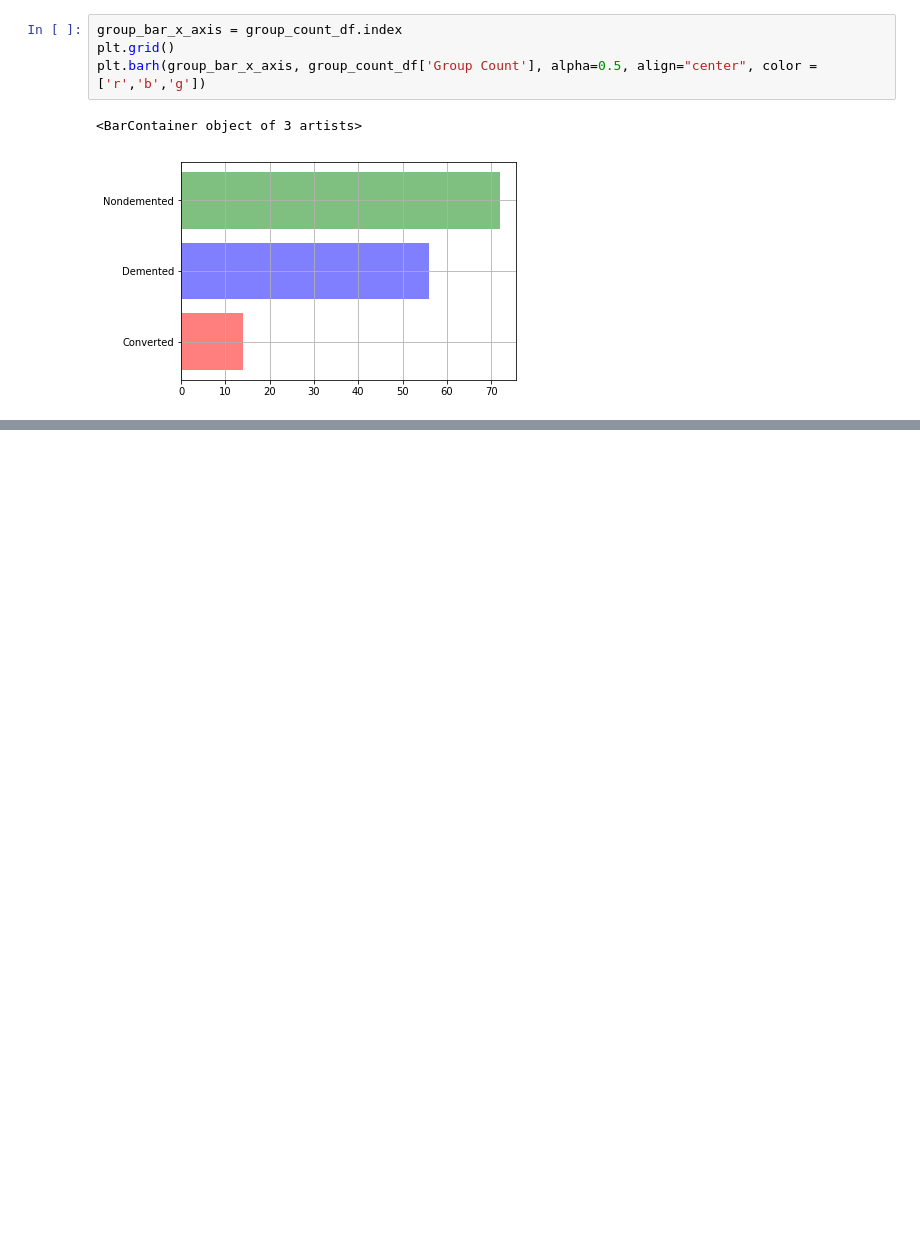
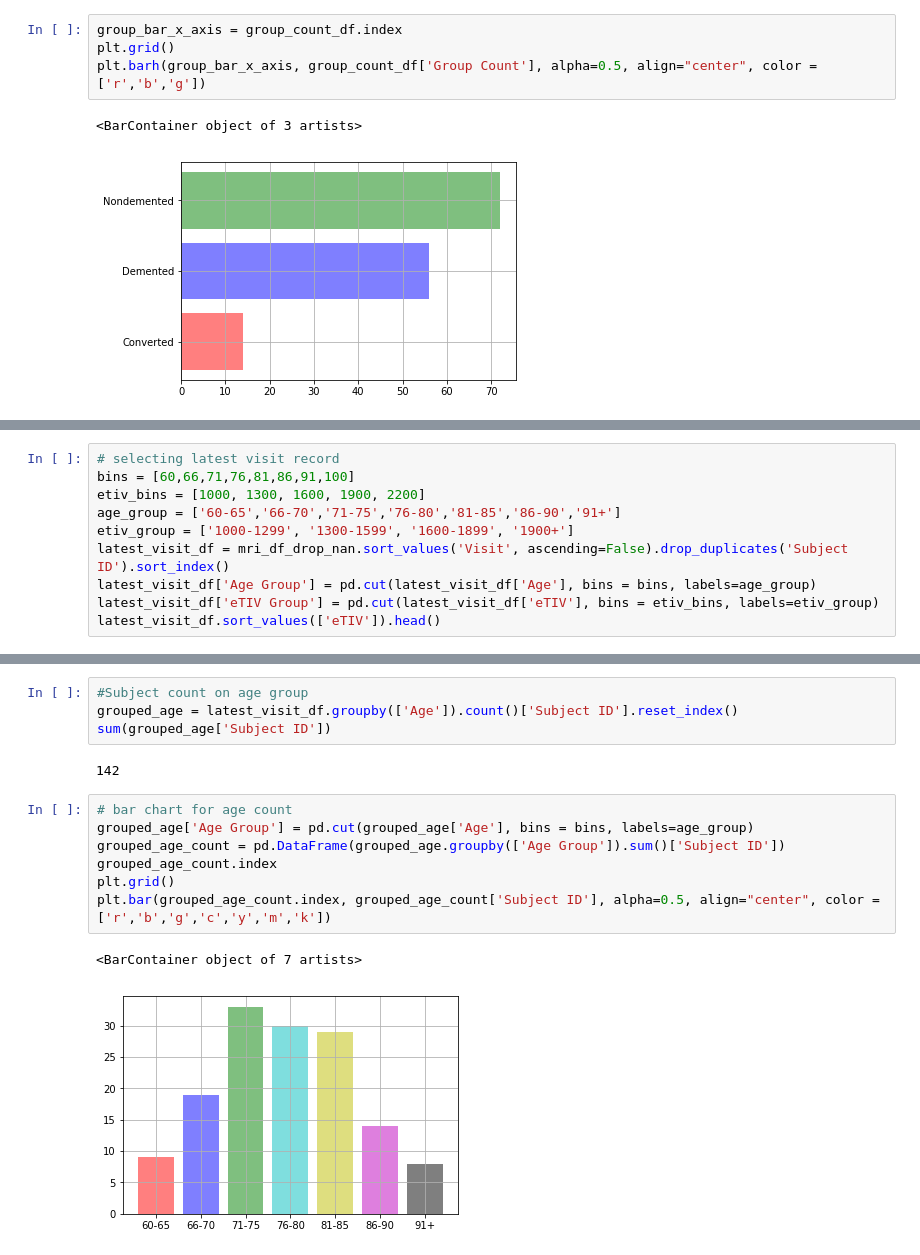
Before and after one commit to madhavi-r/Mashya_repo, a Jupyter notebook: Shishir's Notebook.ipynb, the cells around one changed output, grey strips where cells are left out. Drawn from its saved outputs; the diff is of its cells as text; blank space fills up the shorter version.

```diff
--- a/Shishir's Notebook.ipynb
+++ b/Shishir's Notebook.ipynb
@@ -93,0 +94,10 @@ bins =
+# %%
+# selecting latest visit record
+bins = [60,66,71,76,81,86,91,100]
+etiv_bins = [1000, 1300, 1600, 1900, 2200]
+age_group = ['60-65','66-70','71-75','76-80','81-85','86-90','91+']
+etiv_group = ['1000-1299', '1300-1599', '1600-1899', '1900+']
+latest_visit_df = mri_df_drop_nan.sort_values('Visit', ascending=False).drop_duplicates('Subject ID').sort_index()
+latest_visit_df['Age Group'] = pd.cut(latest_visit_df['Age'], bins = bins, labels=age_group)
+latest_visit_df['eTIV Group'] = pd.cut(latest_visit_df['eTIV'], bins = etiv_bins, labels=etiv_group)
+latest_visit_df.sort_values(['eTIV']).head()
@@ -93,0 +111,16 @@ bins =
+# %%
+#Subject count on age group
+grouped_age = latest_visit_df.groupby(['Age']).count()['Subject ID'].reset_index()
+sum(grouped_age['Subject ID'])
+# %% [output]
+142
+# %%
+# bar chart for age count
+grouped_age['Age Group'] = pd.cut(grouped_age['Age'], bins = bins, labels=age_group)
+grouped_age_count = pd.DataFrame(grouped_age.groupby(['Age Group']).sum()['Subject ID'])
+grouped_age_count.index
+plt.grid()
+plt.bar(grouped_age_count.index, grouped_age_count['Subject ID'], alpha=0.5, align="center", color = ['r','b','g','c','y','m','k'])
+# %% [output]
+<BarContainer object of 7 artists>
+[figure, added]
```
Also changed, not shown: parts of 11 cells of this notebook, 2 other files.
